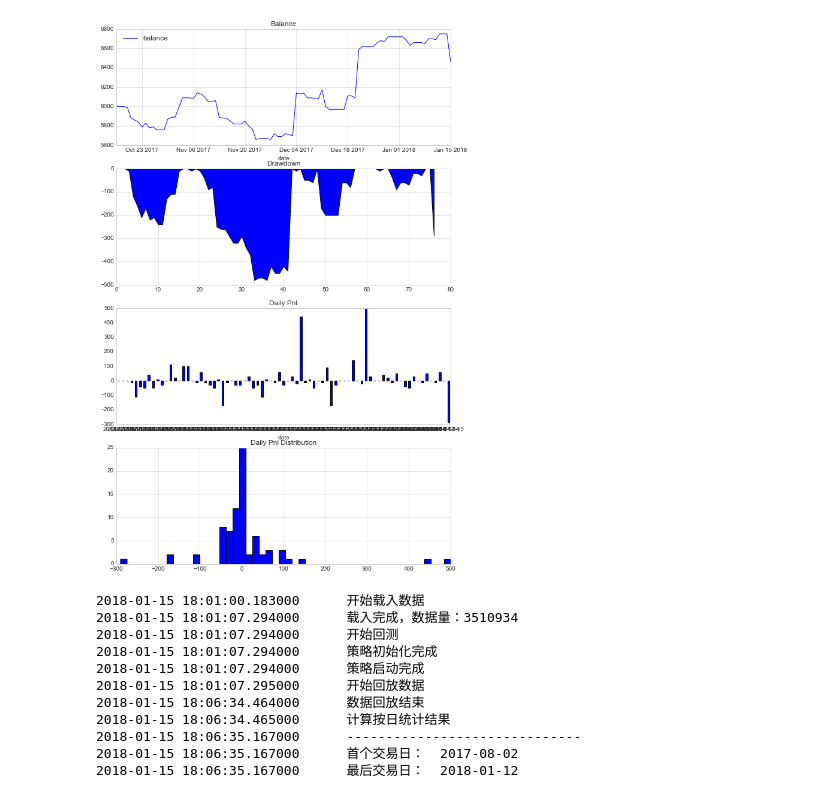
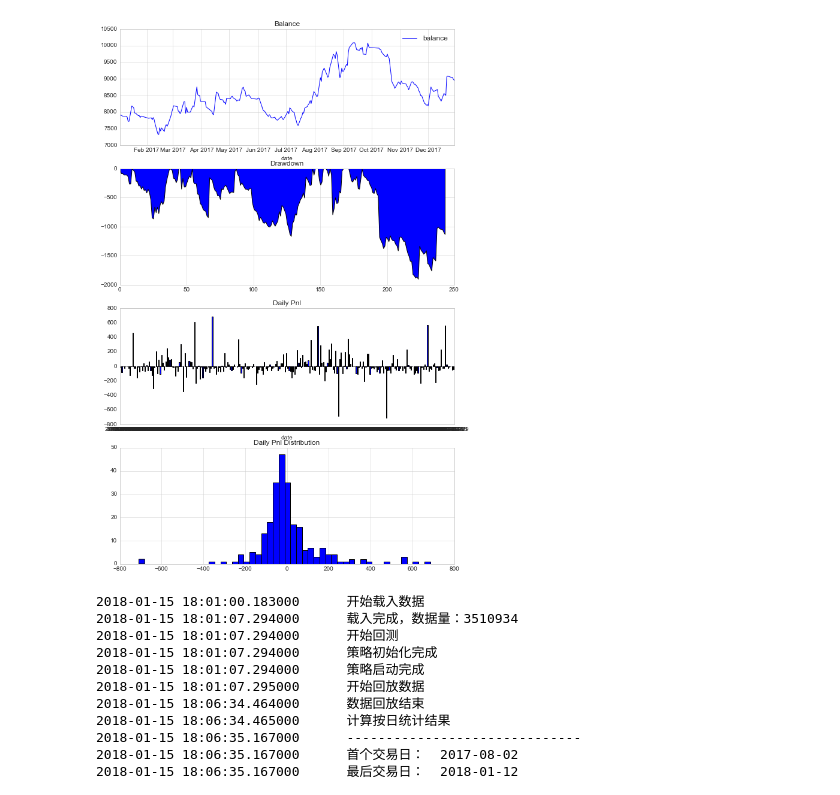
Before and after one commit to lo-e/python-for-investment, a Jupyter notebook: jupyter/Strategy/Simple.ipynb, the cells around one changed output. Cells and saved outputs as stored; diff of their text form; code cells hidden in the pictures.

```diff
--- a/jupyter/Strategy/Simple.ipynb
+++ b/jupyter/Strategy/Simple.ipynb
@@ -8,12 +8,6 @@ from vnpy.trader.app.ctaStrategy.ctaBacktesting import BacktestingEngine
 from vnpy.trader.app.ctaStrategy.ctaTemplate import (CtaTemplate,
                                                      BarManager,
                                                      ArrayManager)
-# %%
-#合约代码
-code = 'rb1810'
-exchange = 'SHFE'
-vtCode = '.'.join([code, exchange])
-startDate = '20170802'
 # %%
 '''
 我的策略
@@ -95,7 +89,10 @@ class SimpleStrategy(CtaTemplate):
     #----------------------------------------------------------------------
     def onTick(self, tick):
         """收到行情TICK推送（必须由用户继承实现）"""
-        #print tick.datetime, ' '*2, tick.lastPrice
+        #'''
+        if (tick.datetime.time() >= self.endTime) or (tick.datetime.time() <= time(9, 0, 20)):
+            print tick.datetime, ' '*2, tick.lastPrice, ' '*2, 'ask:', tick.askPrice1, 'bid:', tick.bidPrice1
+        #'''
 
         #撤销未成交的单
         self.cancelAll()
@@ -124,6 +121,7 @@ class SimpleStrategy(CtaTemplate):
                     # 开仓多头
                     self.buy(tick.lastPrice + 10, self.tradeSize) # 限价单
                     print u'委托多头开仓', tick.datetime, '*'*2, tick.lastPrice
+
                 elif sub < 0:
                     # 开仓空头
                     self.short(tick.lastPrice - 10, self.tradeSize) # 限价单
@@ -263,8 +261,8 @@ def runBacktesting(strategyClass, settingDict, symbol,
     df = engine.calculateDailyResult()
     return df
 # %%
-df1 = runBacktesting(SimpleStrategy, {}, 'rb1805.SHFE',
-                     '20180109', '20180119', 0,
-                     1.0/10000, 10, 1)
+df1 = runBacktesting(SimpleStrategy, {}, 'rb00.TB',
+                     '20170102', '20171230', 0,
+                     2.5/10000, 10, 1)
 df1
 # %% [output]
@@ -311,6 +318,7 @@ df2 = runBacktesting(SimpleStrategy, {}, 'rb1810.SHFE',
 # %%
 # 合并获得组合回测结果
-dfp = df1 + df2
+#dfp = df1 + df2
+dfp =  df1
 
 # 注意如果被抛弃的交易日位于回测的前后，即两者不重合的日期中，则不会影响组合曲线正确性
 # 但是如果被抛弃的交易日位于回测的中部，即两者重合的日期中，组合曲线会出现错误（丢失交易日）
@@ -318,7 +326,7 @@ dfp = dfp.dropna()
 
 # 创建回测引擎，并设置组合回测初始资金后，显示结果
 engine = BacktestingEngine()
-engine.setCapital(6000)
-df2, result = engine.calculateDailyStatistics(df2)
-engine.showDailyResult(df2, result)
+engine.setCapital(8000)
+dfp, result = engine.calculateDailyStatistics(dfp)
+engine.showDailyResult(dfp, result)
 # %% [output]
@@ -342,4 +350,4 @@ engine.showDailyResult(df2, result)
-[figure, old version]
+[figure, new version]
 # %%
 '''
 回测
```
Also changed, not shown: parts of 4 cells of this notebook, 3 other files.
